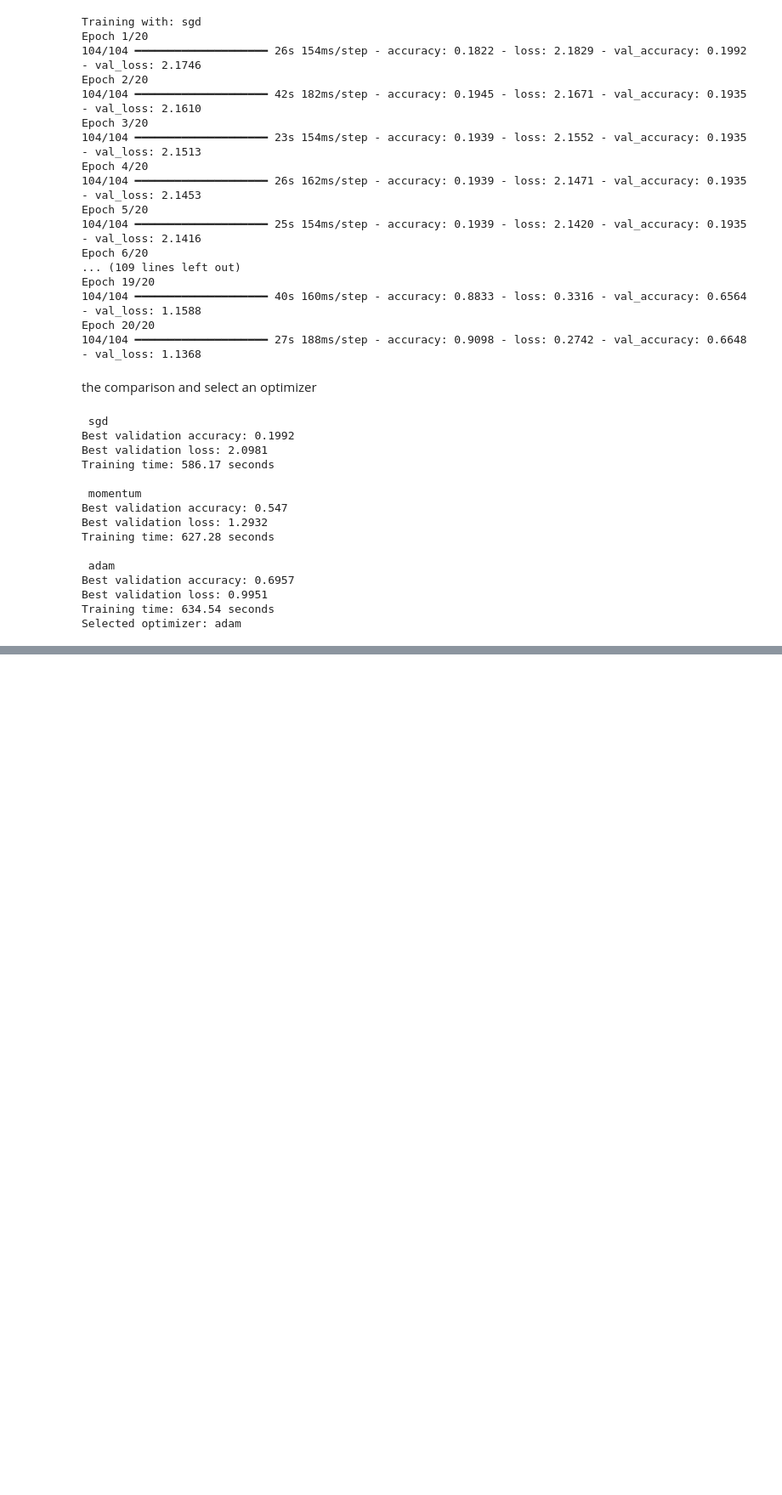
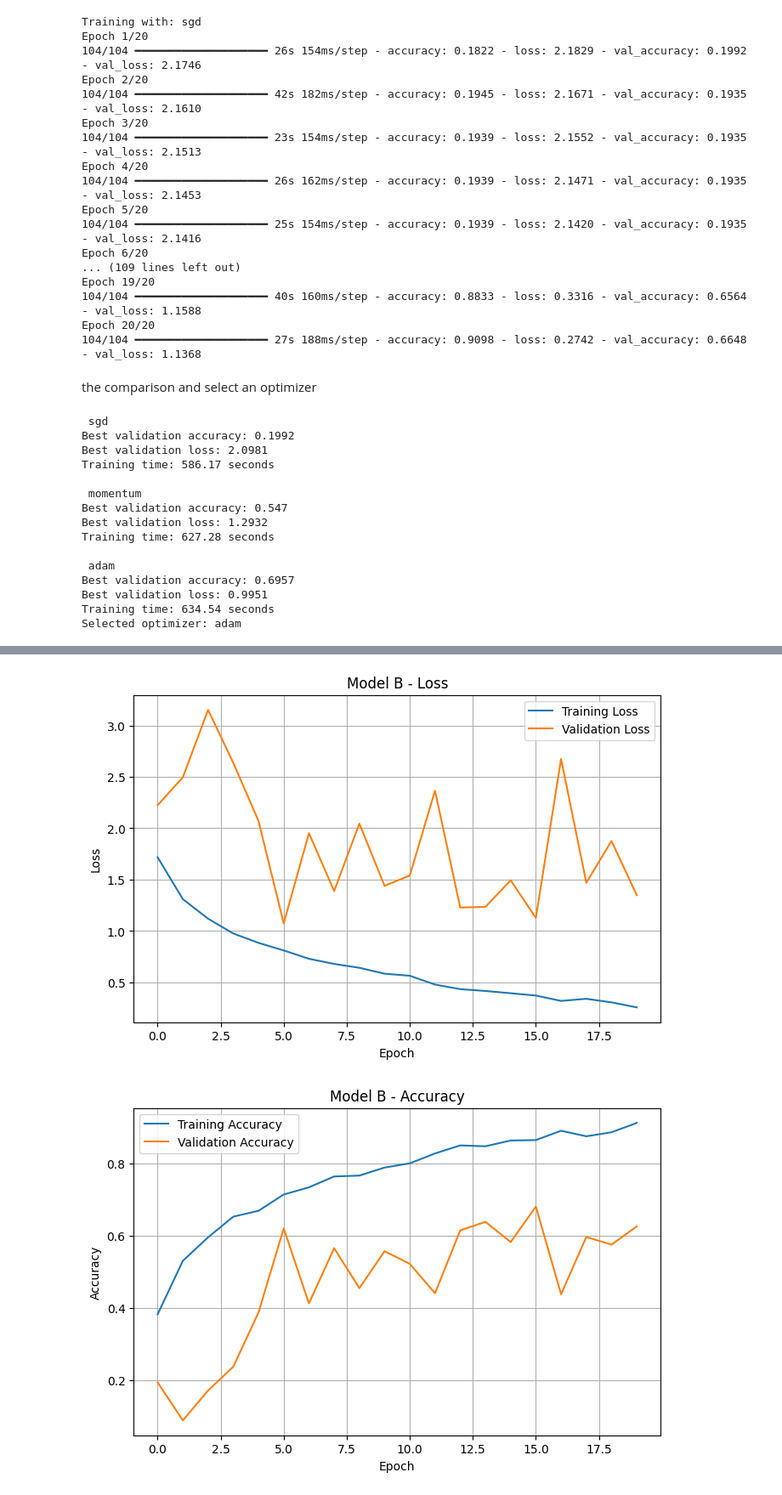
Before and after one commit to ChamiruGajasinghe/NEXORA_CNN, a Jupyter notebook: Lochana_Training_Evaluation.ipynb.ipynb, the cells around one changed output, grey strips where cells are left out. Shown at 85% size. Drawn from its saved outputs; the diff is of its cells as text; code cells hidden in the pictures; blank space fills up the shorter version.

```diff
--- a/Lochana_Training_Evaluation.ipynb.ipynb
+++ b/Lochana_Training_Evaluation.ipynb.ipynb
@@ -681,0 +717,13 @@ Selected optimizer: adam
+# %%
+
+random.seed(42)
+np.random.seed(42)
+tf.random.set_seed(42)
+
+final_model_b = build_model_b()
+
+history_b, training_time_b = train_model(
+    final_model_b,
+    make_optimizer(selected_optimizer),
+    epochs=20
+)
@@ -681,0 +754,6 @@ Selected optimizer: adam
+# %%
+plot_loss_curves(history_b, "Model B - Loss")
+plot_accuracy_curves(history_b, "Model B - Accuracy")
+# %% [output]
+[figure, added]
+[figure, added]
```
Also changed, not shown: parts of 5 cells of this notebook.
